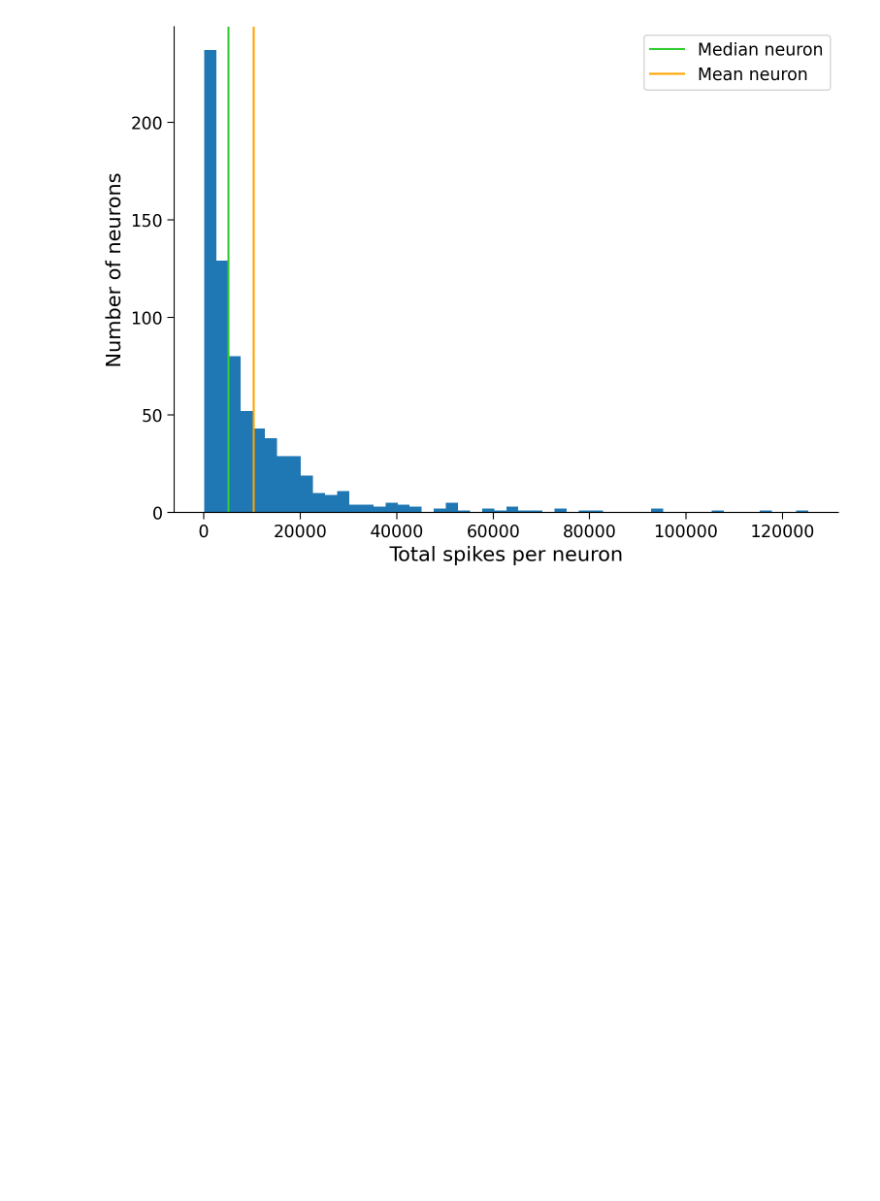
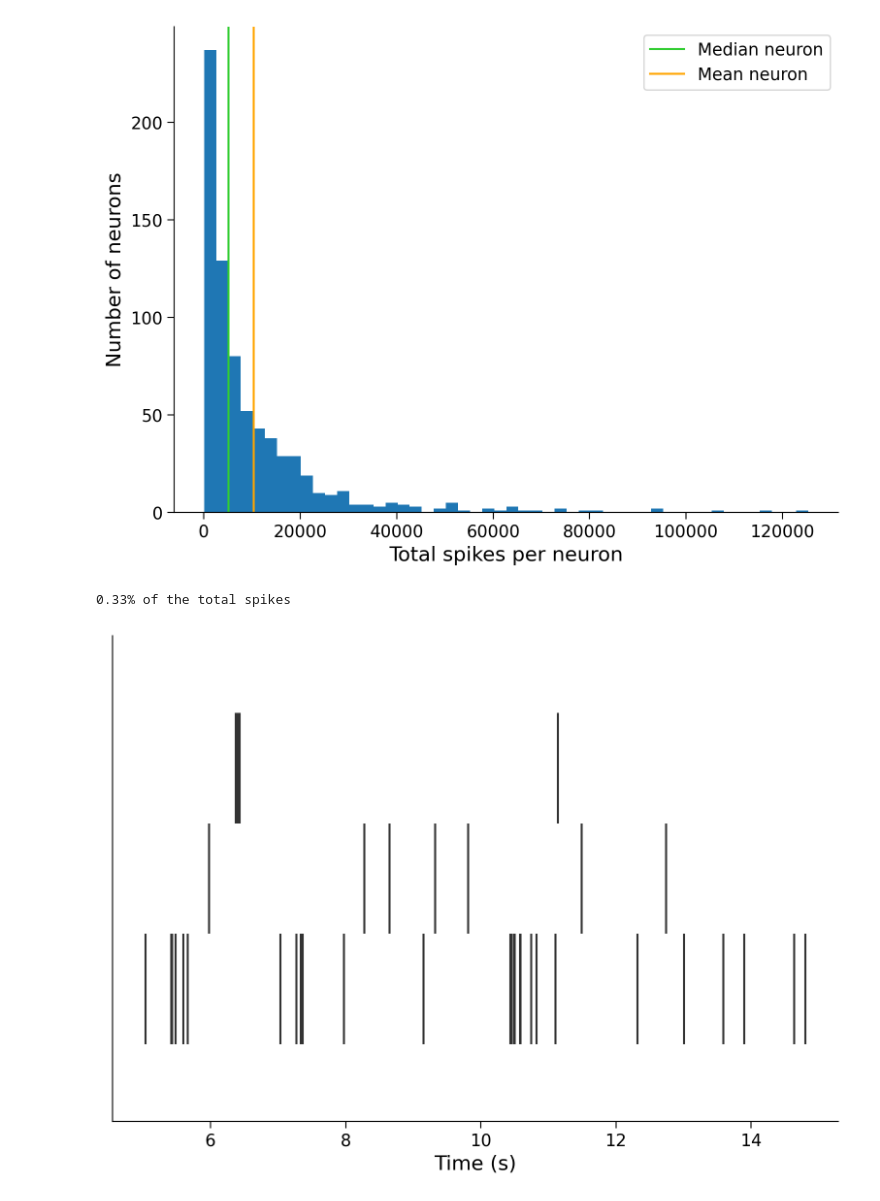
Before and after one commit to ivonnerubio/Neuromatch-Academy-Computational-Neuroscience, a Jupyter notebook: 01 Modeling/00 Model Types/00 What Models.ipynb, the cells around one changed output. Drawn from its saved outputs; the diff is of its cells as text; code cells hidden in the pictures; blank space fills up the shorter version.

```diff
--- a/Statistics/Model Types.ipynb
+++ b/01 Modeling/00 Model Types/00 What Models.ipynb
@@ -124,4 +124,19 @@ def restrict_spike_times(spike_times, interval):
   return np.array(interval_spike_times, object)
 # %%
 t_interval = (5,15)     # units are seconds after start of recording
-internal_spike_times = restrict_spike_times(spike_times, t_interval)
+interval_spike_times = restrict_spike_times(spike_times, t_interval)
+# %%
+original_counts = sum(len(spikes) for spikes in spike_times)
+interval_counts = sum(len(spikes) for spikes in interval_spike_times)
+frac_interval_spikes = interval_counts/original_counts
+
+print(f"{frac_interval_spikes:.2%} of the total spikes")
+# %% [output]
+0.33% of the total spikes
+# %%
+neuro_idx = 1
+plt.eventplot(interval_spike_times[neuro_idx], color=".2")
+plt.xlabel("Time (s)")
+plt.yticks([]);
+# %% [output]
+[figure, added]
```
Also changed, not shown: parts of 5 cells of this notebook, 1 other file.
